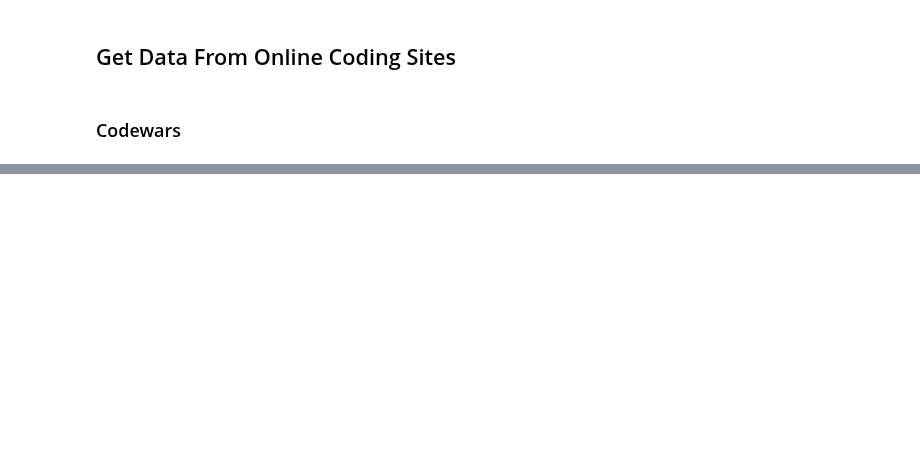
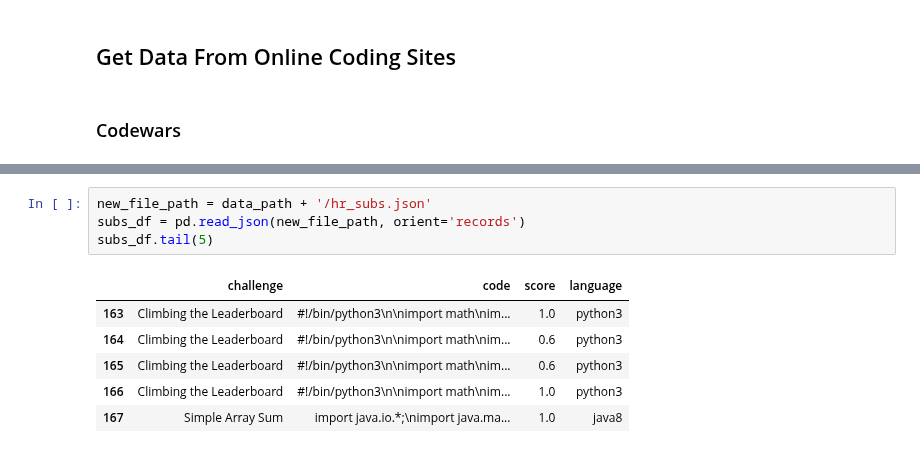
Before and after one commit to emilycardwell/my-jobs, a Jupyter notebook: jupyter_notebooks/prep_coding_editing.ipynb, the cells around one changed output, grey strips where cells are left out. Saved outputs shown, nothing was run; the diff lists cells and outputs as text; blank space fills up the shorter version.

```diff
--- a/jupyter_notebooks/prep_coding_editing.ipynb
+++ b/jupyter_notebooks/prep_coding_editing.ipynb
@@ -82,0 +115,11 @@ new data added sucessfully to /Users/Emily/code/emilycardwell/my-jobs/data/prep_
+# %%
+new_file_path = data_path + '/hr_subs.json'
+subs_df = pd.read_json(new_file_path, orient='records')
+subs_df.tail(5)
+# %% [output]
+|  | challenge | code | score | language |
+| 163 | Climbing the Leaderboard | #!/bin/python3\n\nimport math\nim... | 1.0 | python3 |
+| 164 | Climbing the Leaderboard | #!/bin/python3\n\nimport math\nim... | 0.6 | python3 |
+| 165 | Climbing the Leaderboard | #!/bin/python3\n\nimport math\nim... | 0.6 | python3 |
+| 166 | Climbing the Leaderboard | #!/bin/python3\n\nimport math\nim... | 1.0 | python3 |
+| 167 | Simple Array Sum | import java.io.*;\nimport java.ma... | 1.0 | java8 |
```
Also changed, not shown: parts of 25 cells of this notebook, 5 other files.
